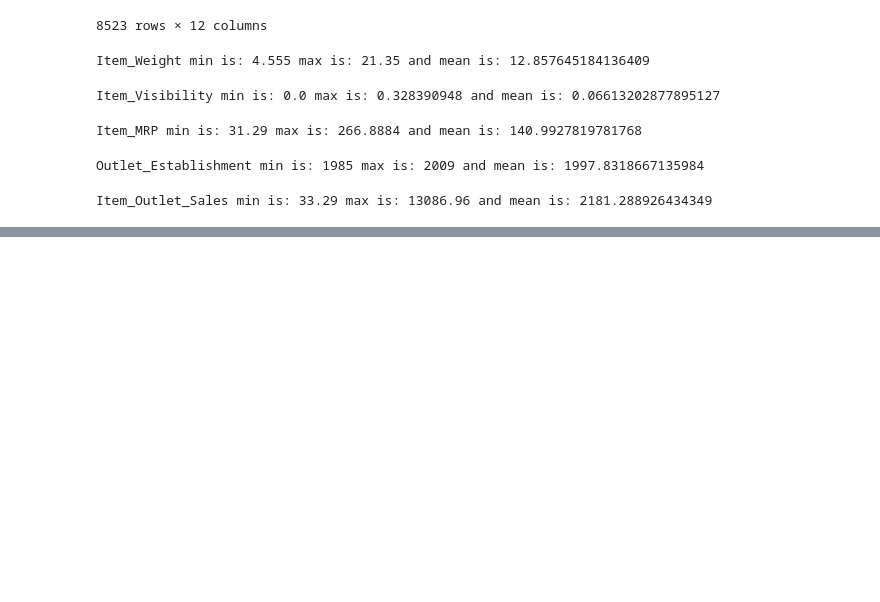
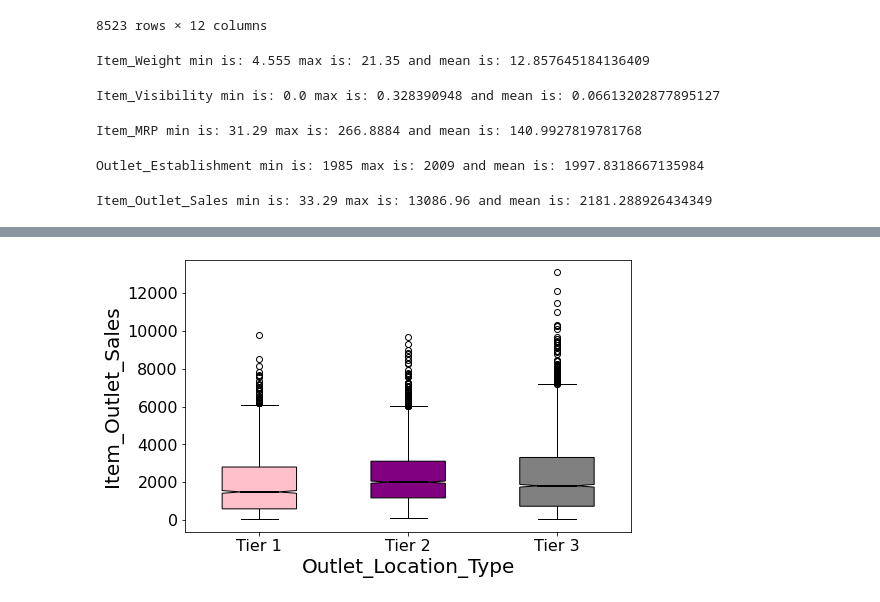
Before and after one commit to slagana8/food_sales_predicitions-, a Jupyter notebook: Project_1_Sales_Predictions.ipynb, the cells around one changed output, grey strips where cells are left out. Drawn from its saved outputs; the diff is of its cells as text; code cells hidden in the pictures; blank space fills up the shorter version.

```diff
--- a/Project_1_Sales_Predictions.ipynb
+++ b/Project_1_Sales_Predictions.ipynb
@@ -299,0 +314,31 @@ Item_Outlet_Sales min is: 33.29 max is: 13086.96 and mean is: 2181.288926434349
+# %%
+# Create boxplot comparing "Item_Outlet_Sales" in each Tier
+#Creating filters
+tier_1 = df_sp["Outlet_Location_Type"] == "Tier 1"
+tier_2 = df_sp["Outlet_Location_Type"] == "Tier 2"
+tier_3 = df_sp["Outlet_Location_Type"] == "Tier 3"
+# %%
+# Continue creating filters
+tier_one = df_sp.loc[tier_1, "Item_Outlet_Sales"]
+tier_two = df_sp.loc[tier_2, "Item_Outlet_Sales"]
+tier_three = df_sp.loc[tier_3, "Item_Outlet_Sales"]
+# %%
+fig, axes = plt.subplots(nrows = 1, ncols = 1, figsize = (8,5))
+boxplots = axes.boxplot([tier_one,tier_two,tier_three],
+                        notch = True,
+                        labels = ["Tier 1","Tier 2", "Tier 3"],
+                        widths = .5,
+                        patch_artist = True,
+                        medianprops = dict(linestyle= "-", linewidth = 2, color = "k"));
+boxplot1 = boxplots["boxes"][0]
+boxplot2 = boxplots["boxes"][1]
+boxplot3 = boxplots["boxes"][2]
+boxplot1.set_facecolor("pink")
+boxplot2.set_facecolor("purple")
+boxplot3.set_facecolor("grey")
+plt.xlabel("Outlet_Location_Type", fontsize = 20);
+plt.ylabel("Item_Outlet_Sales", fontsize = 20);
+plt.xticks(fontsize = 16);
+plt.yticks(fontsize = 16);
+# %% [output]
+[figure, added]
```
Also changed, not shown: parts of 5 cells of this notebook.
